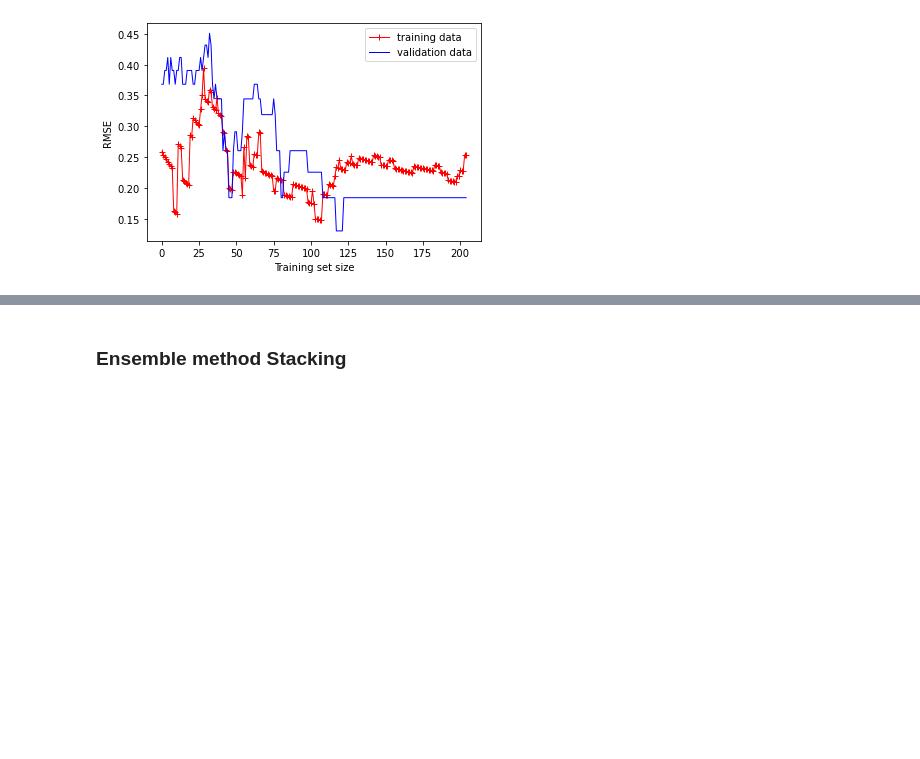
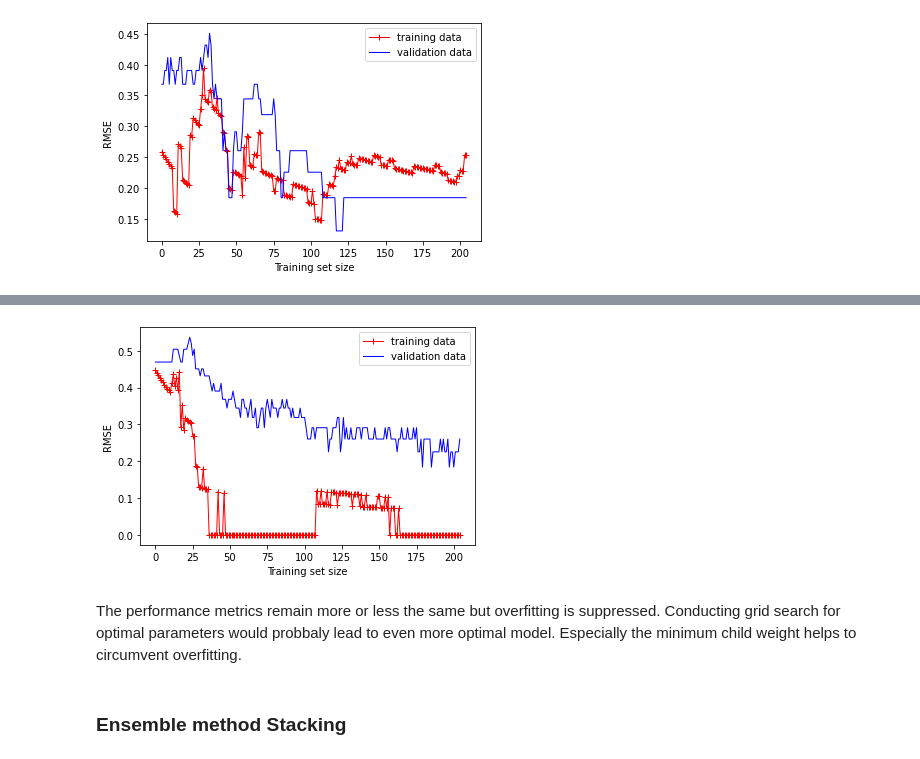
Before and after one commit to ChiaraBecht/Supervised_Machine_Learning, a Jupyter notebook: Balance_Train_Models.ipynb, the cells around one changed output, grey strips where cells are left out. Saved outputs shown, nothing was run; the diff lists cells and outputs as text; code cells hidden in the pictures; blank space fills up the shorter version.

```diff
--- a/Balance_Train_Models.ipynb
+++ b/Balance_Train_Models.ipynb
@@ -297,15 +295,0 @@ Best model so far, no overfitting, good performance on the training and validati
-# %%
-# load library
-from sklearn.ensemble import RandomForestClassifier
-
-rfc = RandomForestClassifier()
-
-# fit the predictor and target
-rfc.fit(X_train, y_train)
-
-# predict
-rfc_predict = rfc.predict(X_test)# check performance
-
-evaluate(y_test, rfc_predict)
-
-plot_learning_curves(rfc, X_train, y_train, X_test, y_test)
@@ -365,0 +337,21 @@ The model was overfitted, hyperparameter tuning is necessary to circumvent it.
+# %%
+xgb1 = XGBClassifier(
+ learning_rate =0.05, # the smaller the more accuracy, but watch out for too small value it could get stuck in a local minimum
+ n_estimators=1000,
+ max_depth=5, # helps to prevent overfitting as well
+ min_child_weight=3, # the bigger the better to suppress overfitting
+ gamma=0,
+ subsample=0.8,
+ colsample_bytree=0.8,
+ objective= 'binary:logistic',
+ nthread=4,
+ scale_pos_weight=1,
+ seed=27).fit(X_train, y_train)
+
+# predict
+xgb1_y_predict = xgb1.predict(X_test)
+
+plot_learning_curves(xgb1, X_train, y_train, X_test, y_test)
+
+evaluate(y_test, xgb1_y_predict)
+# %% [output]
@@ -366,3 +375,6 @@ The model was overfitted, hyperparameter tuning is necessary to circumvent it.
+[figure, added]
+# %% [markdown]
+The performance metrics remain more or less the same but overfitting is suppressed. Conducting grid search for optimal parameters would probbaly lead to even more optimal model. Especially the minimum child weight helps to circumvent overfitting.
 # %% [markdown]
 ### Ensemble method Stacking
 # %%
```
Also changed, not shown: parts of 12 cells of this notebook.
